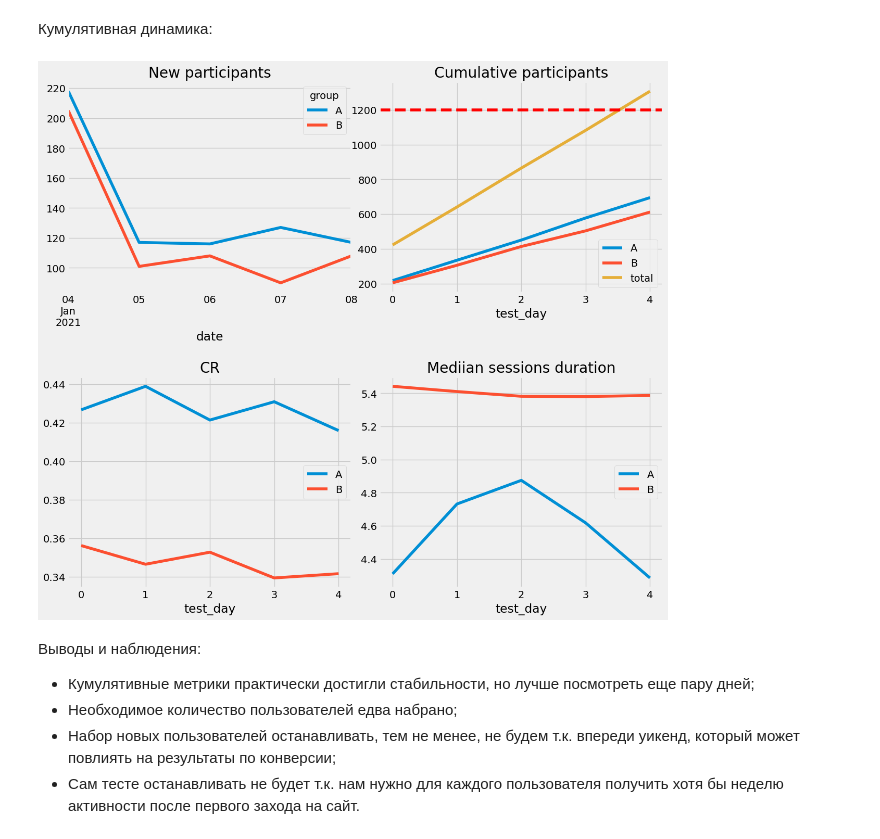
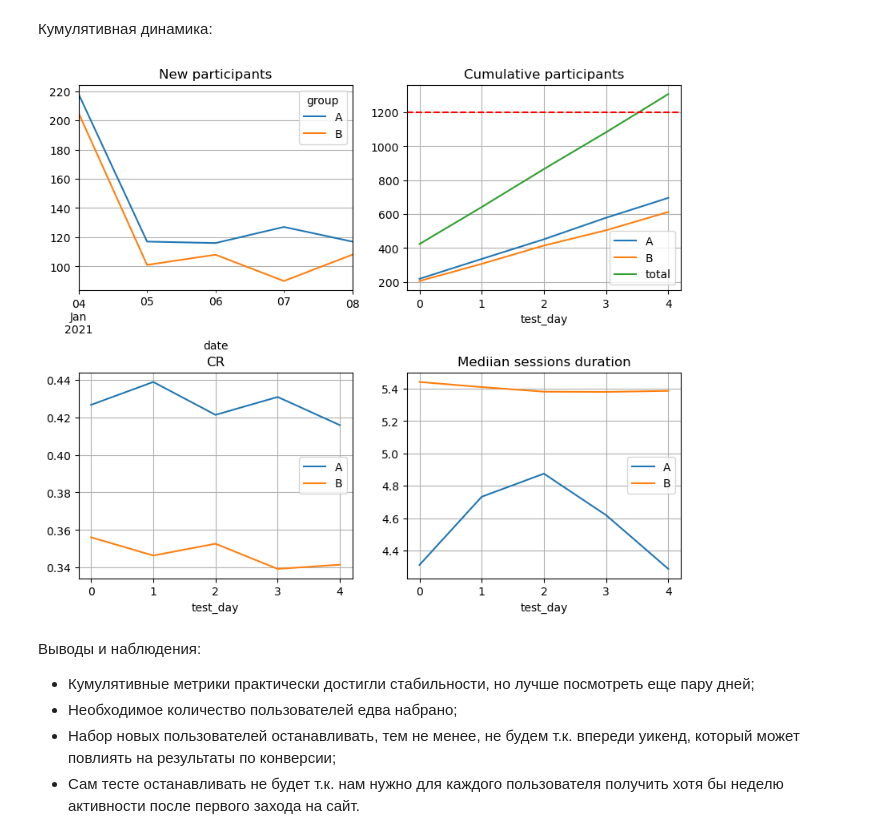
Before and after one commit to choodnovsky/portfolio, a Jupyter notebook: AB_test.ipynb, the cells around one changed output. Saved outputs shown, nothing was run; the diff lists cells and outputs as text; code cells hidden in the pictures.

```diff
--- a/AB_test.ipynb
+++ b/AB_test.ipynb
@@ -14,8 +14,7 @@ from scipy import stats
 from datetime import datetime, timedelta
 
 from statsmodels.stats.proportion import proportions_ztest
-plt.style.use('fivethirtyeight')
-plt.rcParams['figure.figsize']=(16,5)
+plt.rcParams['figure.figsize']=(12,3)
 
 import warnings
 warnings.filterwarnings('ignore')
@@ -460,7 +461,7 @@ curent_aquistition_duration = 5
 test_dates = pd.date_range(start='2021-01-04', periods=curent_aquistition_duration)
 test_dates
 
-plt.subplots(figsize=(20,12))
+plt.subplots(figsize=(15,8))
 
 cumulative_test_users = pd.DataFrame(columns=['A', 'B'])
 cumulative_test_payers = pd.DataFrame(columns=['A', 'B'])
@@ -491,35 +492,42 @@ pd.pivot_table(test_new_users,
                aggfunc='nunique').plot(ax=plt.subplot(2,3,1))
 plt.title('New participants')
 plt.xlabel('date')
 plt.xticks(rotation=0)
+plt.grid()
+
 
 # Учачстники
 cumulative_test_users = cumulative_test_users.query('date >= "2021-01-04" & date <= "2021-01-16"').set_index('test_day')[['A', 'B']]
 cumulative_test_users['total'] = cumulative_test_users['A'] + cumulative_test_users['B']
 cumulative_test_users.plot(ax=plt.subplot(2,3,2), xticks=cumulative_test_users.index)
 plt.title('Cumulative participants')
 plt.axhline(y = required_participants, label = 'Ожидаемое число участников', color = 'red', linestyle = '--')
+plt.grid()
 # plt.xticks(rotation=45)
 
 # Конверсии
 cumulative_test_payers = cumulative_test_payers.query('date >= "2021-01-04" & date <= "2021-01-16"').set_index('test_day')[['A', 'B']]
 cumulative_test_payers.div(cumulative_test_users)[['A', 'B']].plot(ax=plt.subplot(2,3,4), xticks=cumulative_test_users.index)
 plt.title('CR')
+plt.grid()
+
 # plt.xlabel('day')
 # plt.xticks(rotation=45)
 
 # Длительность сессии
 cumulative_test_sessions = cumulative_test_sessions.query('date >= "2021-01-04" & date <= "2021-01-16"').set_index('test_day')[['A', 'B']]
 cumulative_test_sessions.plot(ax=plt.subplot(2,3,5), xticks=cumulative_test_users.index)
 plt.title('Mediian sessions duration')
+plt.grid()
+
 # plt.xlabel('day')
 # plt.xticks(rotation=45)
-plt.subplots_adjust(wspace=0.1, hspace=0.4)
+plt.subplots_adjust(wspace=0.2, hspace=0.4)
 
 
 plt.show()
 # %% [output]
-[figure, old version]
+[figure, new version]
 # %% [markdown]
 Выводы и наблюдения:
 - Кумулятивные метрики практически достигли стабильности, но лучше посмотреть еще пару дней;
```
Also changed, not shown: parts of 6 cells of this notebook, 4 other files.
